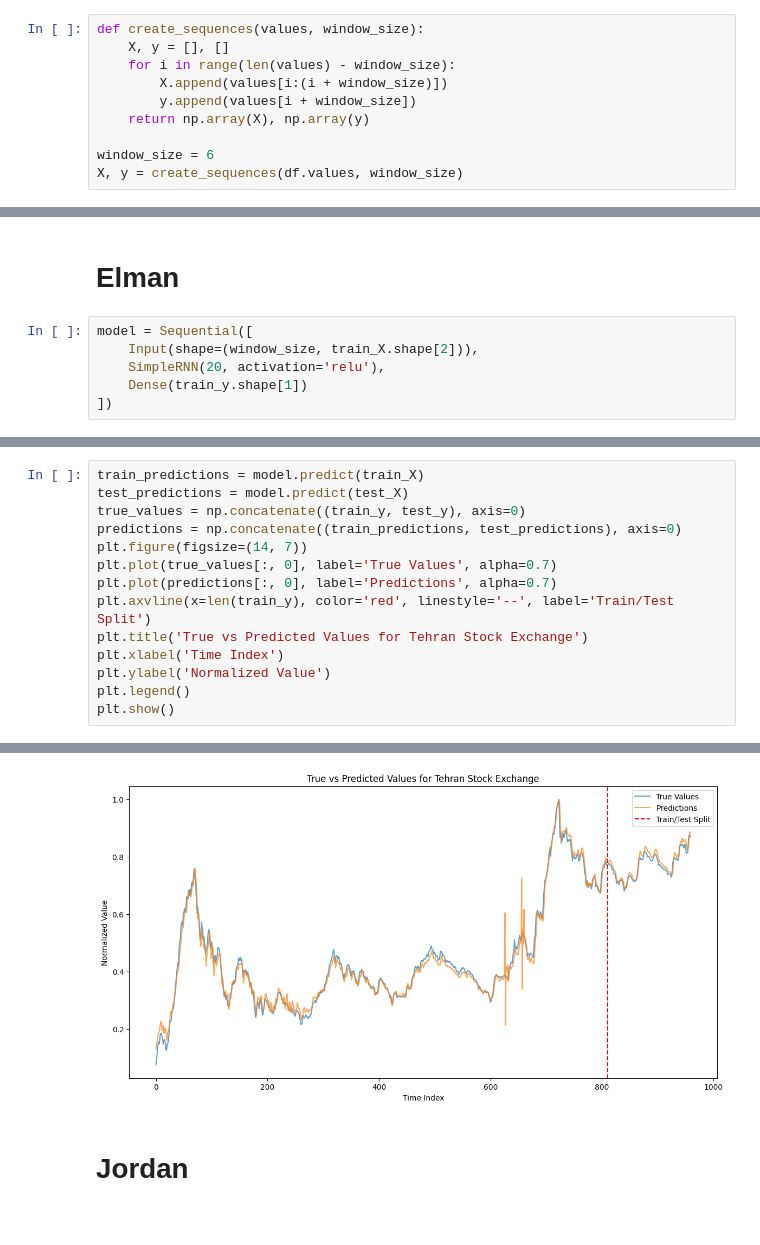
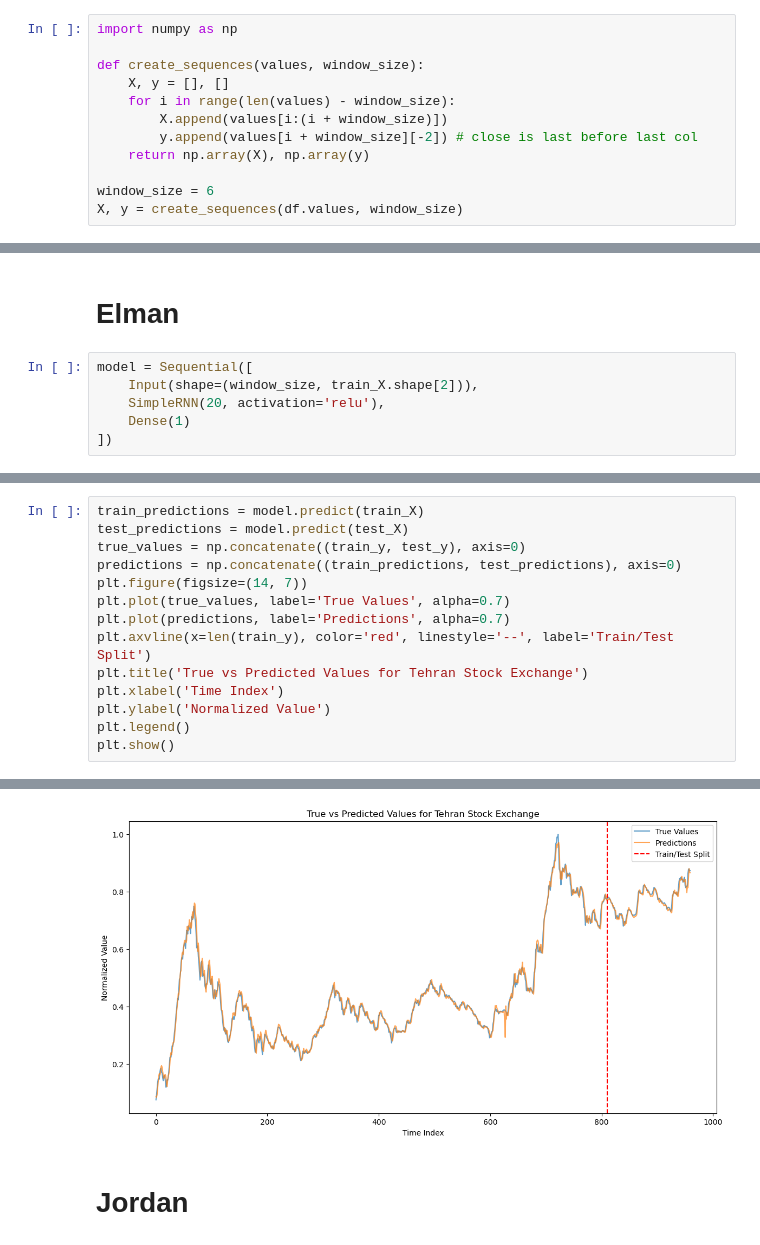
Before and after one commit to itsatefe/Deep-Learning, a Jupyter notebook: HW2/RNN.ipynb, the cells around one changed output, grey strips where cells are left out. Cells and saved outputs as stored; diff of their text form.

```diff
--- a/HW2/RNN.ipynb
+++ b/HW2/RNN.ipynb
@@ -23,11 +39,13 @@ min_max_scaler = MinMaxScaler()
 scaled_columns_min_max = min_max_scaler.fit_transform(scaled_df[['high', 'low', 'open', 'close', 'volume']])
 df = pd.DataFrame(scaled_columns_min_max, columns=['high', 'low', 'open', 'close', 'volume'])
 # %%
+import numpy as np
+
 def create_sequences(values, window_size):
     X, y = [], []
     for i in range(len(values) - window_size):
         X.append(values[i:(i + window_size)])
-        y.append(values[i + window_size])
+        y.append(values[i + window_size][-2]) # close is last before last col
     return np.array(X), np.array(y)
 
 window_size = 6
@@ -50,7 +64,7 @@ test_data = test_data.batch(32)
 model = Sequential([
     Input(shape=(window_size, train_X.shape[2])),
     SimpleRNN(20, activation='relu'),
-    Dense(train_y.shape[1])
+    Dense(1)
 ])
 # %%
 model.compile(optimizer='adam', loss='mse')
@@ -85,8 +103,8 @@ test_predictions = model.predict(test_X)
 true_values = np.concatenate((train_y, test_y), axis=0)
 predictions = np.concatenate((train_predictions, test_predictions), axis=0)
 plt.figure(figsize=(14, 7))
-plt.plot(true_values[:, 0], label='True Values', alpha=0.7)
-plt.plot(predictions[:, 0], label='Predictions', alpha=0.7)
+plt.plot(true_values, label='True Values', alpha=0.7)
+plt.plot(predictions, label='Predictions', alpha=0.7)
 plt.axvline(x=len(train_y), color='red', linestyle='--', label='Train/Test Split')
 plt.title('True vs Predicted Values for Tehran Stock Exchange')
 plt.xlabel('Time Index')
@@ -99,3 +117,3 @@ plt.show()
-[figure, old version]
+[figure, new version]
 # %% [markdown]
 # Jordan
```
Also changed, not shown: parts of 13 cells of this notebook, 17 other files.
